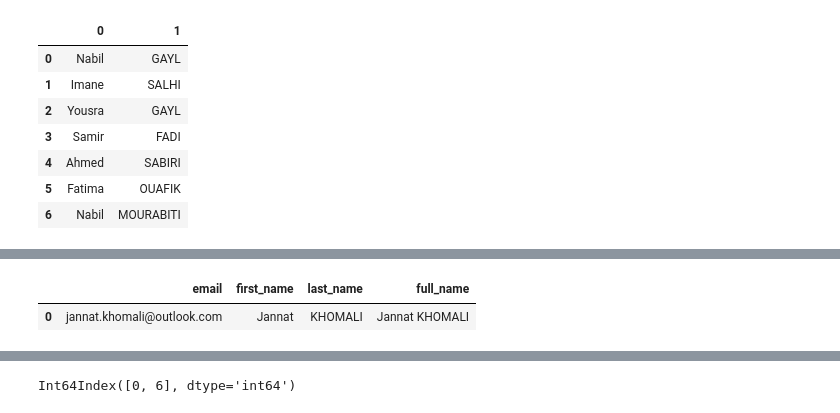
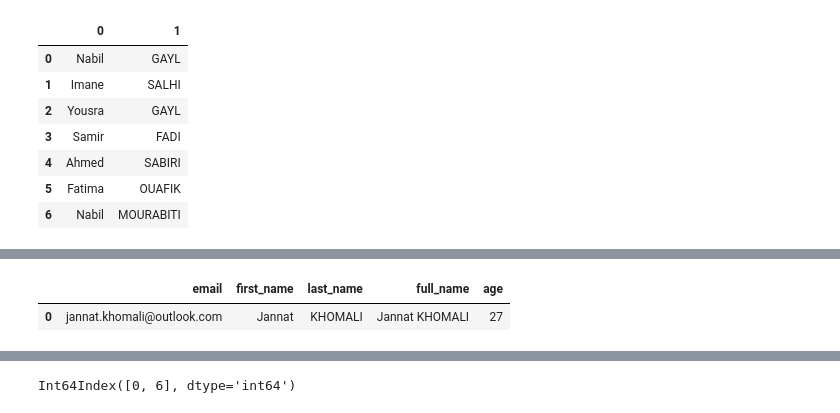
Before and after one commit to gaylnabil/pandas-numpy-tutorial, a Jupyter notebook: panda_tutorials/calc_pandas_simple_data.ipynb, the cells around one changed output, grey strips where cells are left out. Cells and saved outputs as stored; diff of their text form; code cells hidden in the pictures.

```diff
--- a/panda_tutorials/calc_pandas_simple_data.ipynb
+++ b/panda_tutorials/calc_pandas_simple_data.ipynb
@@ -371,17 +375,18 @@ df
 # %%
 # Add row in DataFrame
 person = {
     'email': ['jannat.khomali@outlook.com'],
     'first_name': ['Jannat'],
     'last_name': ['KHOMALI'],
     'full_name': ['Jannat KHOMALI'],
+    'age': 27
 }
 
 df2 = pd.DataFrame(person)
 df2
 # %% [output]
-|  | email | first_name | last_name | full_name |
-| 0 | jannat.khomali@outlook.com | Jannat | KHOMALI | Jannat KHOMALI |
+|  | email | first_name | last_name | full_name | age |
+| 0 | jannat.khomali@outlook.com | Jannat | KHOMALI | Jannat KHOMALI | 27 |
 # %%
 df = pd.concat([df, df2], ignore_index = True)
 df
```
Also changed, not shown: parts of 37 cells of this notebook, 1 other file.
